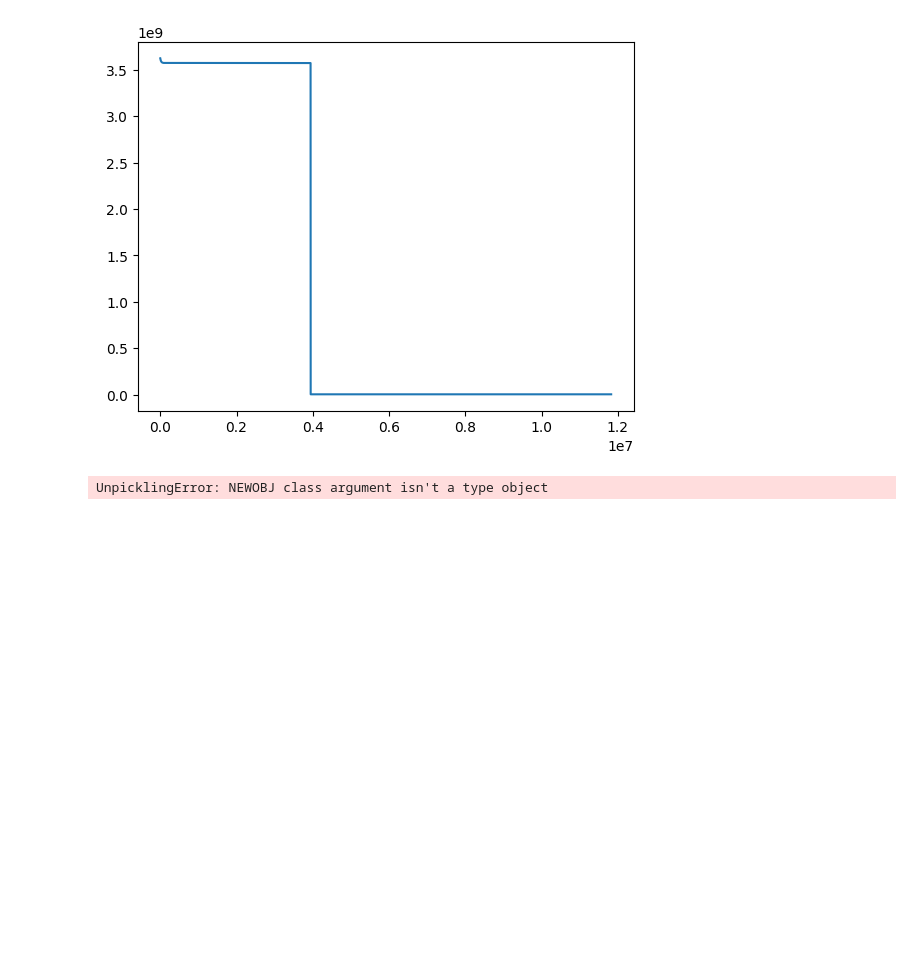
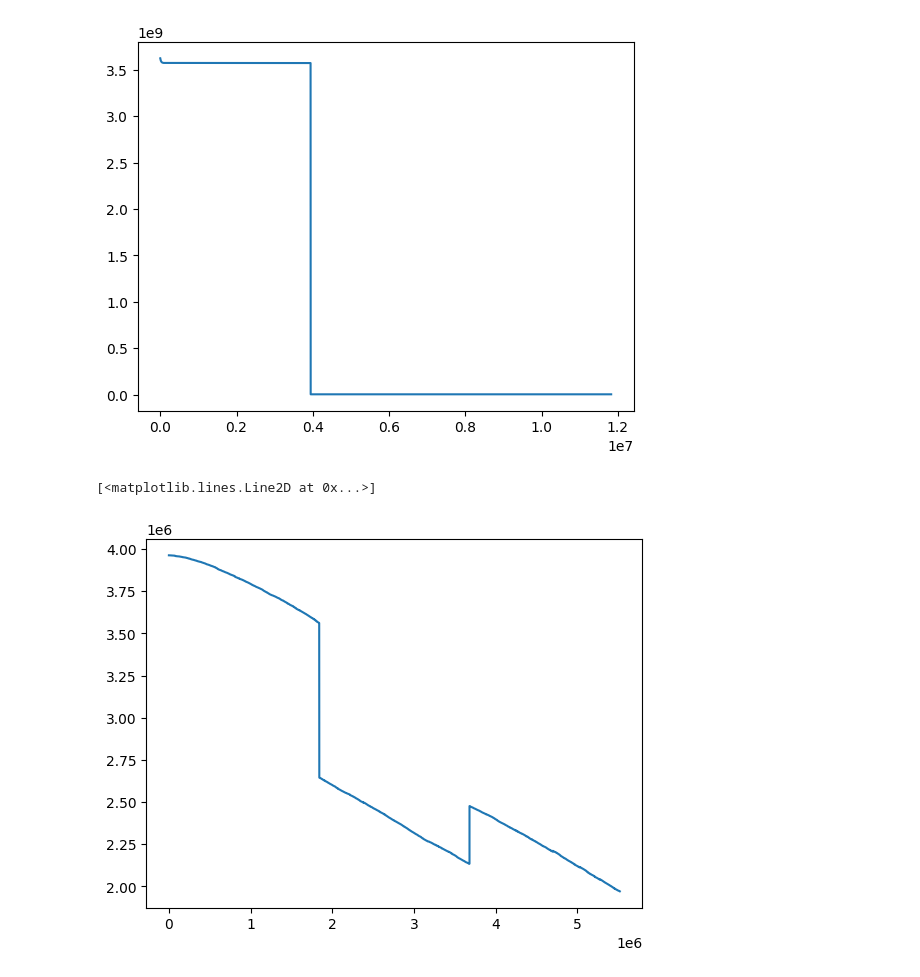
Before and after one commit to kotaNakm/Tensor-decompositions, a Jupyter notebook: _notebooks/test.ipynb, the cells around one changed output. Drawn from its saved outputs; the diff is of its cells as text; code cells hidden in the pictures; blank space fills up the shorter version.

```diff
--- a/_notebooks/test.ipynb
+++ b/_notebooks/test.ipynb
@@ -20,7 +27,12 @@ plt.plot(a)
 # %% [output]
 [<matplotlib.lines.Line2D at 0x...>]
 [figure]
-# %%
-d = dill.load(open(f"{p}result.dill",'rb'))
-# %% [output]
-UnpicklingError: NEWOBJ class argument isn't a type object
+# %%
+
+with open(f"{p}/result.pkl", 'rb') as f:
+     d = pickle.load(f)
+# %%
+plt.plot(d.loss_logs)
+# %% [output]
+[<matplotlib.lines.Line2D at 0x...>]
+[figure, added]
```
Also changed, not shown: parts of 3 cells of this notebook, 4 other files.
